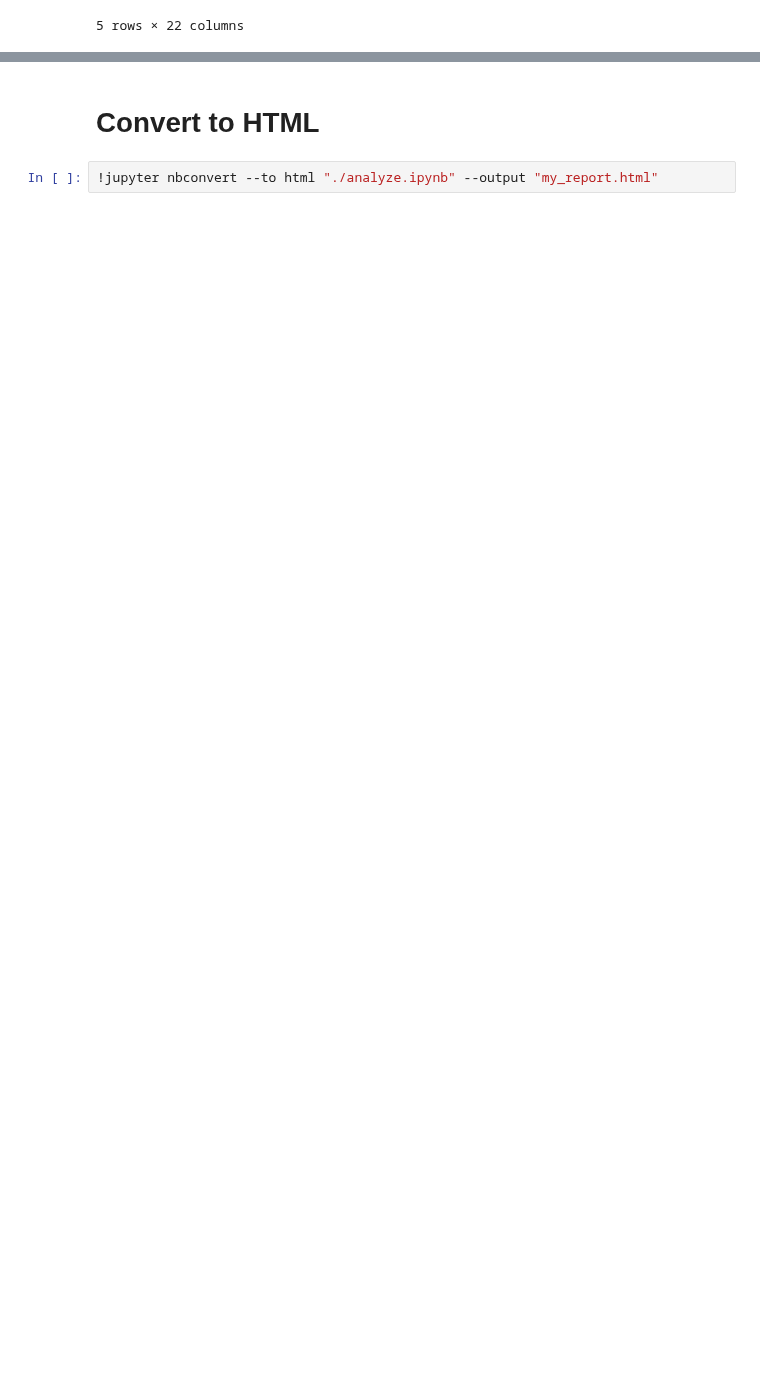
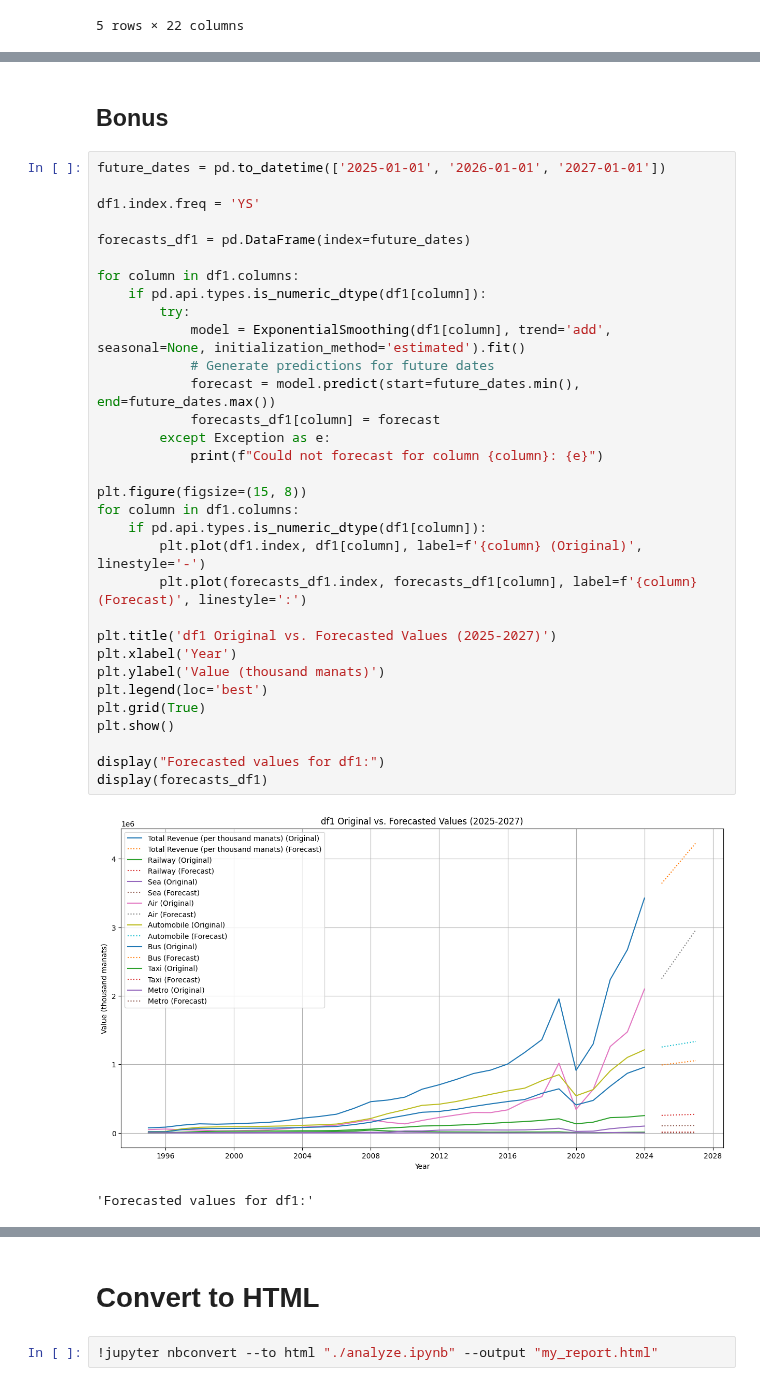
Before and after one commit to vugaer/OpenData.AZ-Analysis, a Jupyter notebook: analyze.ipynb, the cells around one changed output, grey strips where cells are left out. Saved outputs shown, nothing was run; the diff lists cells and outputs as text; blank space fills up the shorter version.

```diff
--- a/analyze.ipynb
+++ b/analyze.ipynb
@@ -616,0 +664,37 @@ for mode, cols in modes_to_plot.items():
+# %% [markdown]
+## Bonus
+# %%
+future_dates = pd.to_datetime(['2025-01-01', '2026-01-01', '2027-01-01'])
+
+df1.index.freq = 'YS'
+
+forecasts_df1 = pd.DataFrame(index=future_dates)
+
+for column in df1.columns:
+    if pd.api.types.is_numeric_dtype(df1[column]):
+        try:
+            model = ExponentialSmoothing(df1[column], trend='add', seasonal=None, initialization_method='estimated').fit()
+            # Generate predictions for future dates
+            forecast = model.predict(start=future_dates.min(), end=future_dates.max())
+            forecasts_df1[column] = forecast
+        except Exception as e:
+            print(f"Could not forecast for column {column}: {e}")
+
+plt.figure(figsize=(15, 8))
+for column in df1.columns:
+    if pd.api.types.is_numeric_dtype(df1[column]):
+        plt.plot(df1.index, df1[column], label=f'{column} (Original)', linestyle='-')
+        plt.plot(forecasts_df1.index, forecasts_df1[column], label=f'{column} (Forecast)', linestyle=':')
+
+plt.title('df1 Original vs. Forecasted Values (2025-2027)')
+plt.xlabel('Year')
+plt.ylabel('Value (thousand manats)')
+plt.legend(loc='best')
+plt.grid(True)
+plt.show()
+
+display("Forecasted values for df1:")
+display(forecasts_df1)
+# %% [output]
+[figure, added]
+'Forecasted values for df1:'
```
Also changed, not shown: parts of 19 cells of this notebook.
